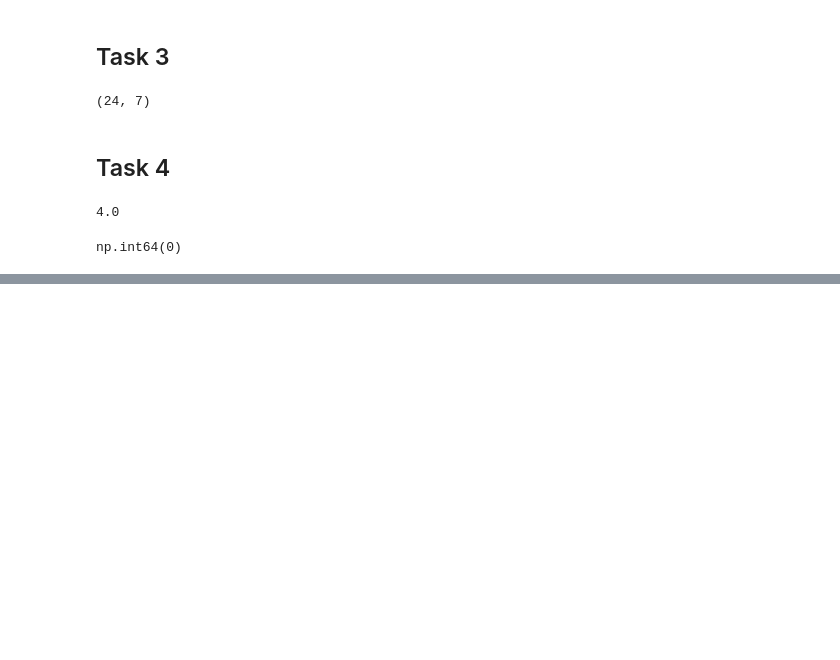
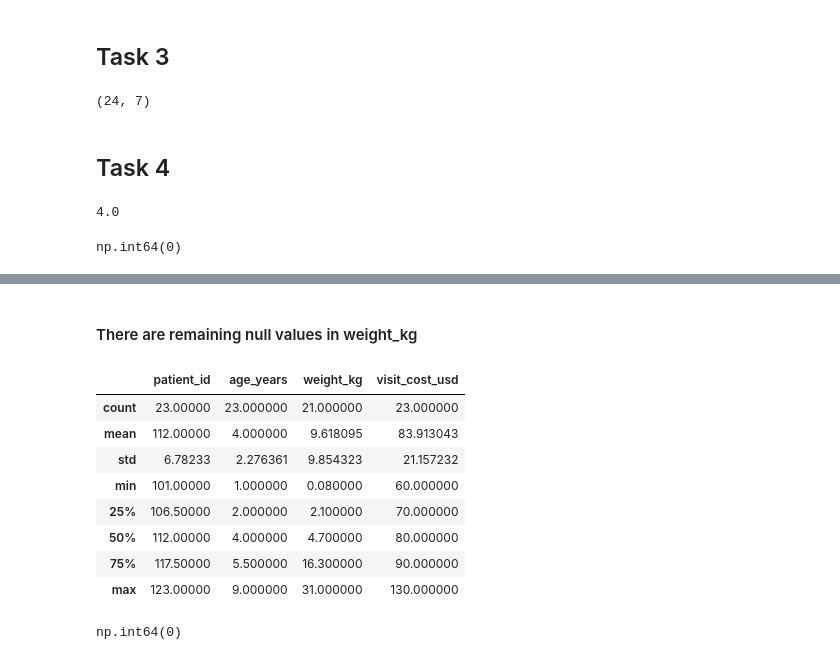
Before and after one commit to crussell1856/Clean-Data, a Jupyter notebook: Clean-Data-Exercise.ipynb, the cells around one changed output, grey strips where cells are left out. Drawn from its saved outputs; the diff is of its cells as text; code cells hidden in the pictures; blank space fills up the shorter version.

Commit message:
Added new tasks

```diff
--- a/Clean-Data-Exercise.ipynb
+++ b/Clean-Data-Exercise.ipynb
@@ -173,0 +176,4 @@ np.int64(0)
+# %%
+### Task 5
+clinic["visit_cost_usd"] = clinic["visit_cost_usd"].fillna(clinic.groupby("visit_reason")["visit_cost_usd"].transform("median"))
+clinic["visit_cost_usd"].isna().sum()
@@ -173,0 +194,4 @@ np.int64(0)
+# %%
+clinic.loc[clinic["weight_kg"] <= 0, "weight_kg"] = np.nan
+# %%
+clinic.loc[clinic["weight_kg"] > 200, "weight_kg"] = np.nan
@@ -173,0 +202,4 @@ np.int64(0)
+# %%
+clinic[clinic.duplicated()]
+
+clinic = clinic.drop_duplicates()
@@ -173,0 +252,14 @@ np.int64(0)
+# %% [markdown]
+#### There are remaining null values in weight_kg
+# %%
+clinic.describe()
+# %% [output]
+|  | patient_id | age_years | weight_kg | visit_cost_usd |
+| count | 23.00000 | 23.000000 | 21.000000 | 23.000000 |
+| mean | 112.00000 | 4.000000 | 9.618095 | 83.913043 |
+| std | 6.78233 | 2.276361 | 9.854323 | 21.157232 |
+| min | 101.00000 | 1.000000 | 0.080000 | 60.000000 |
+| 25% | 106.50000 | 2.000000 | 2.100000 | 70.000000 |
+| 50% | 112.00000 | 4.000000 | 4.700000 | 80.000000 |
+| 75% | 117.50000 | 5.500000 | 16.300000 | 90.000000 |
+| max | 123.00000 | 9.000000 | 31.000000 | 130.000000 |
@@ -173,0 +268,4 @@ np.int64(0)
+# %%
+clinic.duplicated().sum()
+# %% [output]
+np.int64(0)
```
Also changed, not shown: parts of 14 cells of this notebook.
